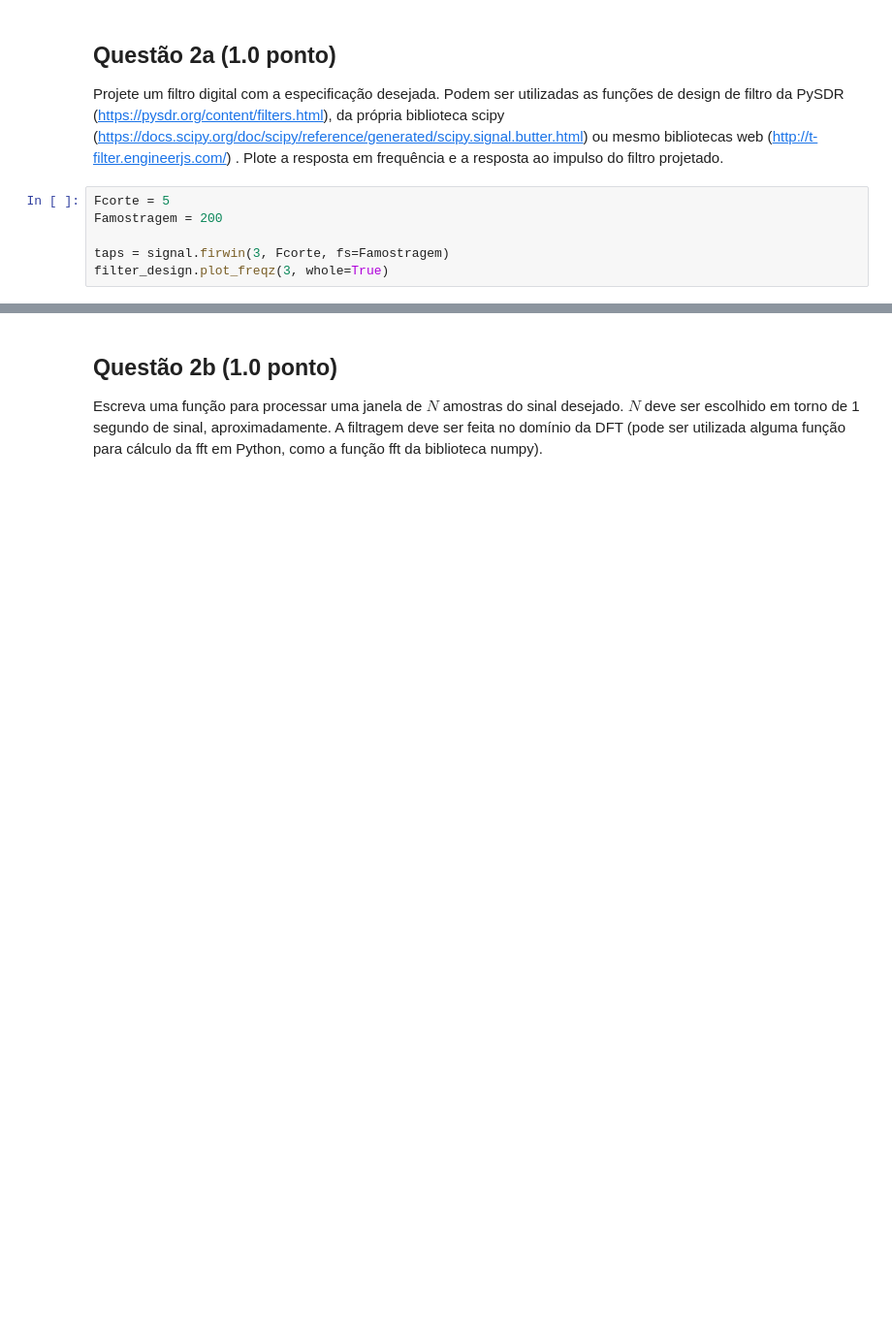
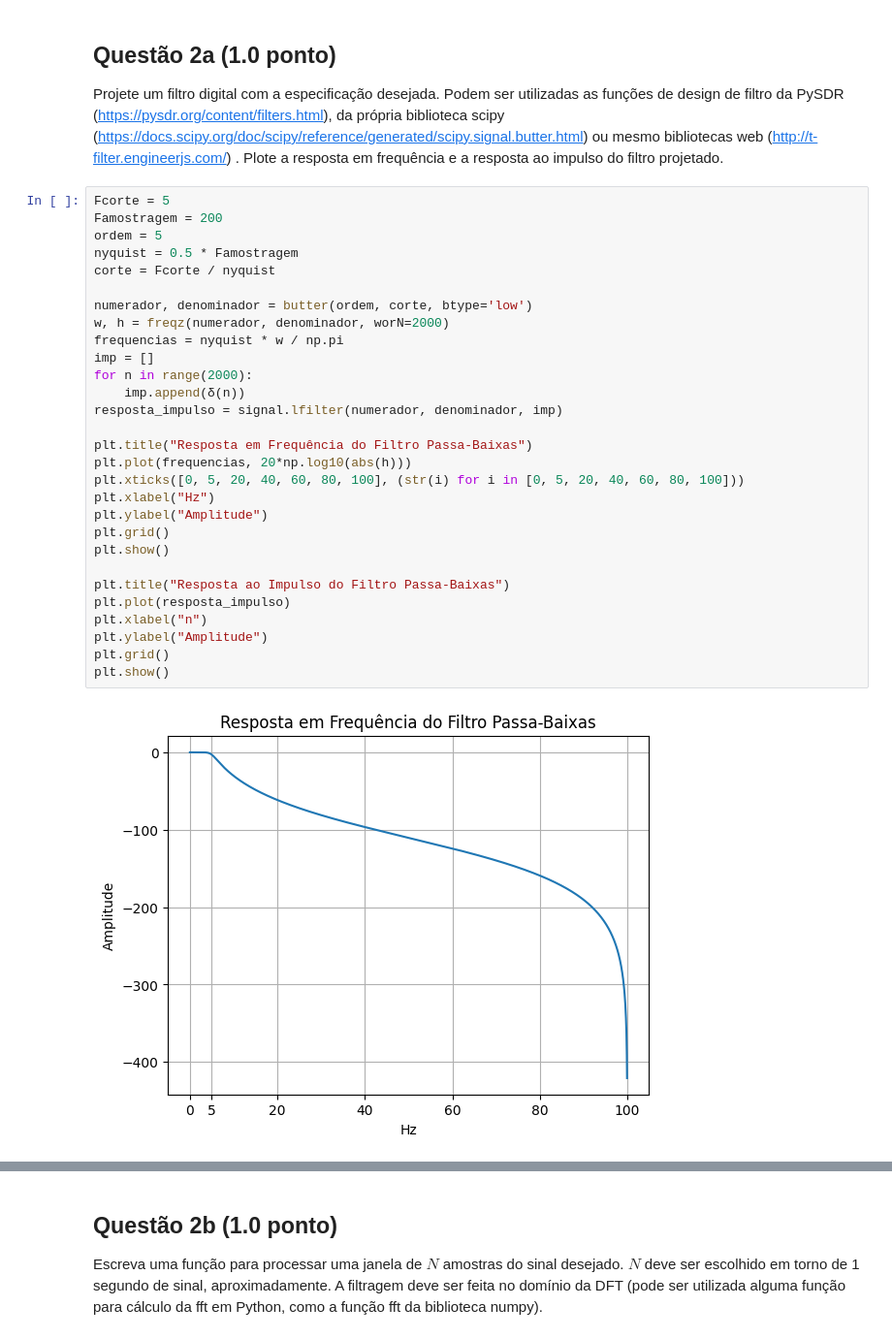
Before and after one commit to CristianoCTS/SSTD, a Jupyter notebook: Projeto-4/211028050-projeto4.ipynb, the cells around one changed output, grey strips where cells are left out. Shown at 97% size. Cells and saved outputs as stored; diff of their text form; blank space fills up the shorter version.

```diff
--- a/Projeto-4/211028050-projeto4.ipynb
+++ b/Projeto-4/211028050-projeto4.ipynb
@@ -197,9 +195,34 @@ O arquivo "potencia.txt" contém dados da envoltória real de um tom senoidal am
 ## Questão 2a (1.0  ponto)
 
 Projete um filtro digital com a especificação desejada. Podem ser utilizadas as funções de design de filtro da PySDR (https://pysdr.org/content/filters.html), da própria biblioteca scipy (https://docs.scipy.org/doc/scipy/reference/generated/scipy.signal.butter.html) ou mesmo bibliotecas web (http://t-filter.engineerjs.com/) . Plote a resposta em frequência e a resposta ao impulso do filtro projetado.
-# %%
-Fcorte = 5
-Famostragem = 200
-
-taps = signal.firwin(3, Fcorte, fs=Famostragem)
-filter_design.plot_freqz(3, whole=True)
+# %%
+Fcorte = 5
+Famostragem = 200
+ordem = 5
+nyquist = 0.5 * Famostragem
+corte = Fcorte / nyquist
+
+numerador, denominador = butter(ordem, corte, btype='low')
+w, h = freqz(numerador, denominador, worN=2000)
+frequencias = nyquist * w / np.pi
+imp = []
+for n in range(2000):
+    imp.append(δ(n))
+resposta_impulso = signal.lfilter(numerador, denominador, imp)
+
+plt.title("Resposta em Frequência do Filtro Passa-Baixas")
+plt.plot(frequencias, 20*np.log10(abs(h)))
+plt.xticks([0, 5, 20, 40, 60, 80, 100], (str(i) for i in [0, 5, 20, 40, 60, 80, 100]))
+plt.xlabel("Hz")
+plt.ylabel("Amplitude")
+plt.grid()
+plt.show()
+
+plt.title("Resposta ao Impulso do Filtro Passa-Baixas")
+plt.plot(resposta_impulso)
+plt.xlabel("n")
+plt.ylabel("Amplitude")
+plt.grid()
+plt.show()
+# %% [output]
+[figure, added]
```
Also changed, not shown: parts of 8 cells of this notebook.
